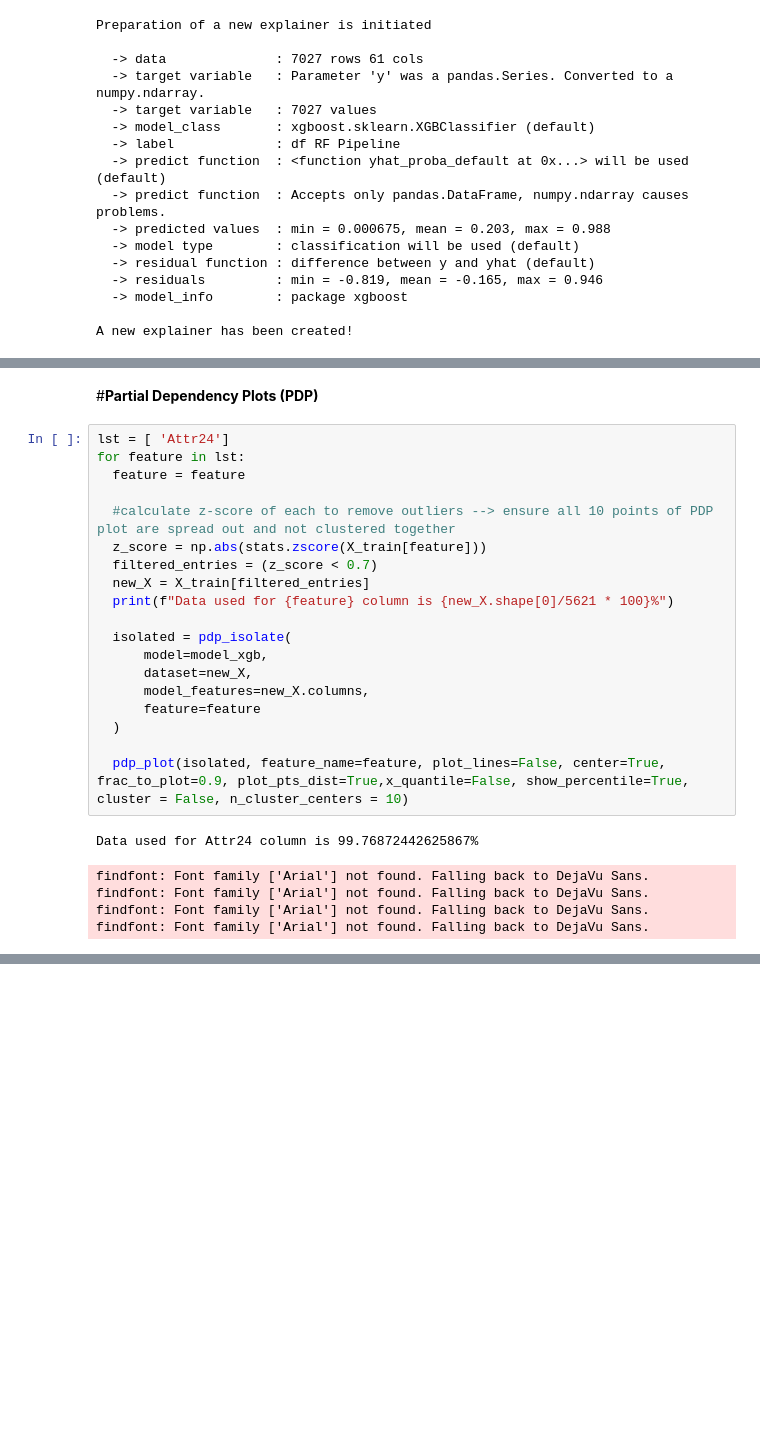
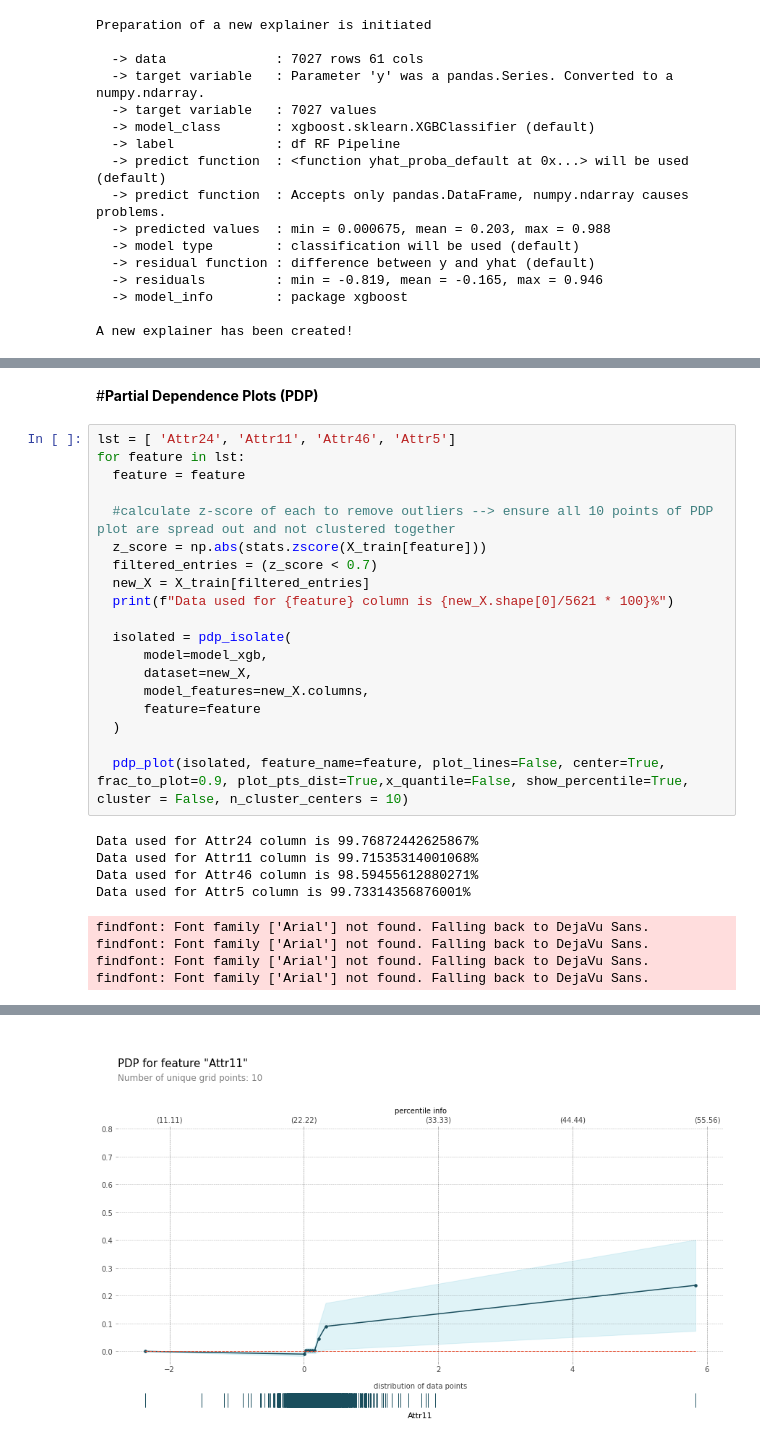
Before and after one commit to NUS-Fintech-Society/ML_Model_Interpretability, a Jupyter notebook: Model_Interpretability.ipynb, the cells around one changed output, grey strips where cells are left out. Cells and saved outputs as stored; diff of their text form; blank space fills up the shorter version.

```diff
--- a/Model_Interpretability.ipynb
+++ b/Model_Interpretability.ipynb
@@ -219,28 +200,32 @@ interactions.plot()
 # %% [markdown]
-#**Partial Dependency Plots (PDP)**
+#**Partial Dependence Plots (PDP)**
 # %%
-lst = [ 'Attr24']
+lst = [ 'Attr24', 'Attr11', 'Attr46', 'Attr5']
 for feature in lst:
   feature = feature
 
   #calculate z-score of each to remove outliers --> ensure all 10 points of PDP plot are spread out and not clustered together
   z_score = np.abs(stats.zscore(X_train[feature]))
   filtered_entries = (z_score < 0.7)
   new_X = X_train[filtered_entries]
   print(f"Data used for {feature} column is {new_X.shape[0]/5621 * 100}%")
 
   isolated = pdp_isolate(
       model=model_xgb,
       dataset=new_X,
       model_features=new_X.columns,
       feature=feature
   )
 
   pdp_plot(isolated, feature_name=feature, plot_lines=False, center=True, frac_to_plot=0.9, plot_pts_dist=True,x_quantile=False, show_percentile=True, cluster = False, n_cluster_centers = 10)
 # %% [output]
 Data used for Attr24 column is 99.76872442625867%
+Data used for Attr11 column is 99.71535314001068%
+Data used for Attr46 column is 98.59455612880271%
+Data used for Attr5 column is 99.73314356876001%
 findfont: Font family ['Arial'] not found. Falling back to DejaVu Sans.
 findfont: Font family ['Arial'] not found. Falling back to DejaVu Sans.
 findfont: Font family ['Arial'] not found. Falling back to DejaVu Sans.
 findfont: Font family ['Arial'] not found. Falling back to DejaVu Sans.
 [figure]
+[figure, added]
```
Also changed, not shown: parts of 12 cells of this notebook.
